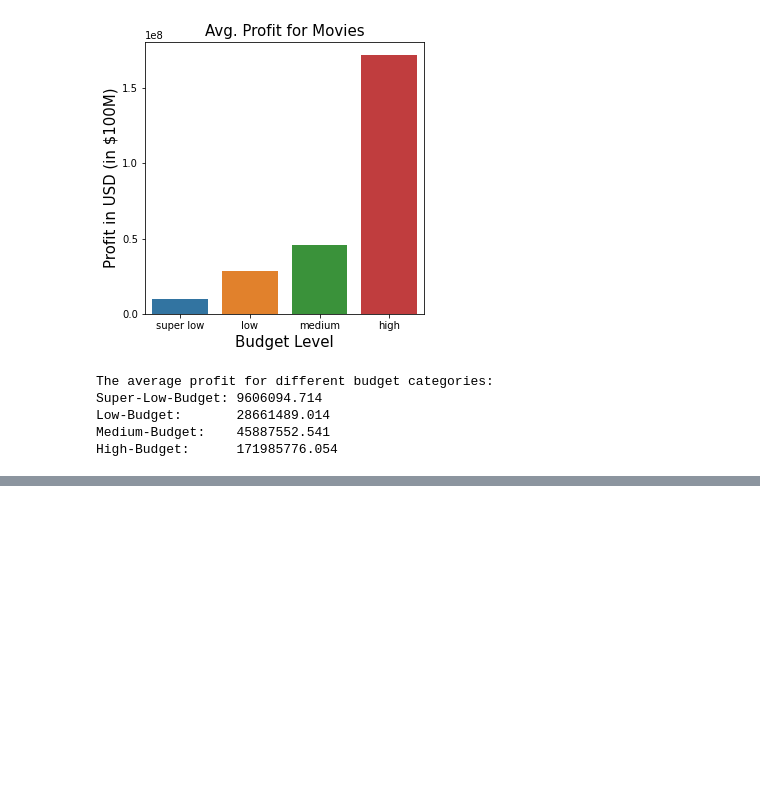
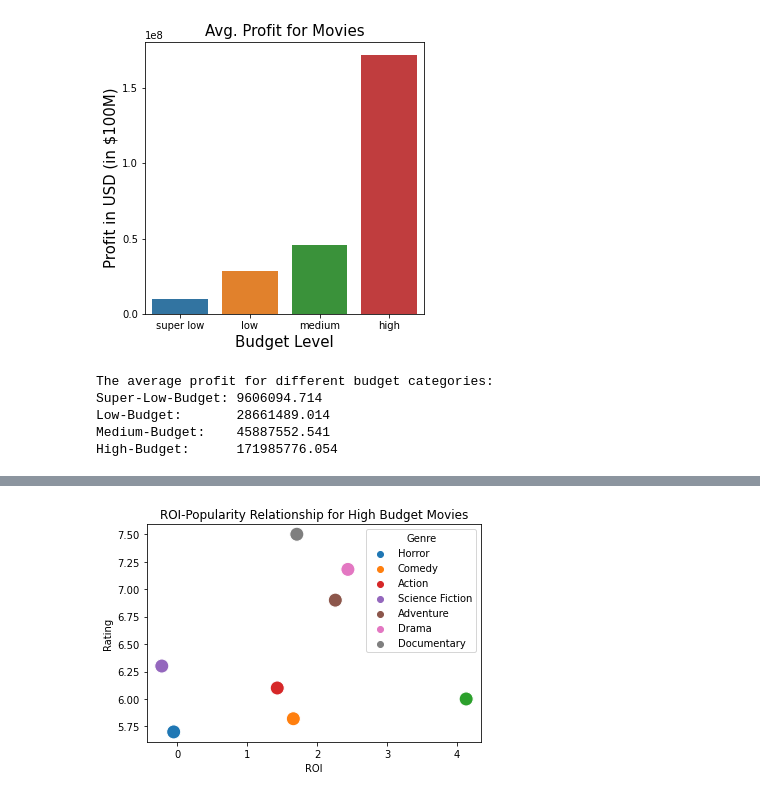
Before and after one commit to jaeheonk817/Microsoft-Movie-Recommendations, a Jupyter notebook: student1.ipynb, the cells around one changed output, grey strips where cells are left out. Saved outputs shown, nothing was run; the diff lists cells and outputs as text; code cells hidden in the pictures; blank space fills up the shorter version.

```diff
--- a/student1.ipynb
+++ b/student1.ipynb
@@ -913,0 +633,9 @@ cd_freq_genres_only = cd_copy2[cd_copy2["genres"].str.contains('|'.join(infreque
+# %%
+# Graph it on a scatterplot and make observations
+
+fig,ax=plt.subplots()
+sns.scatterplot(x='ROI', y='Rating', hue='Genre', data=genre_roi_rating, s=200)
+plt.title("ROI-Popularity Relationship for High Budget Movies")
+plt.show()
+# %% [output]
+[figure, added]
```
Also changed, not shown: parts of 67 cells of this notebook, 6 other files.
